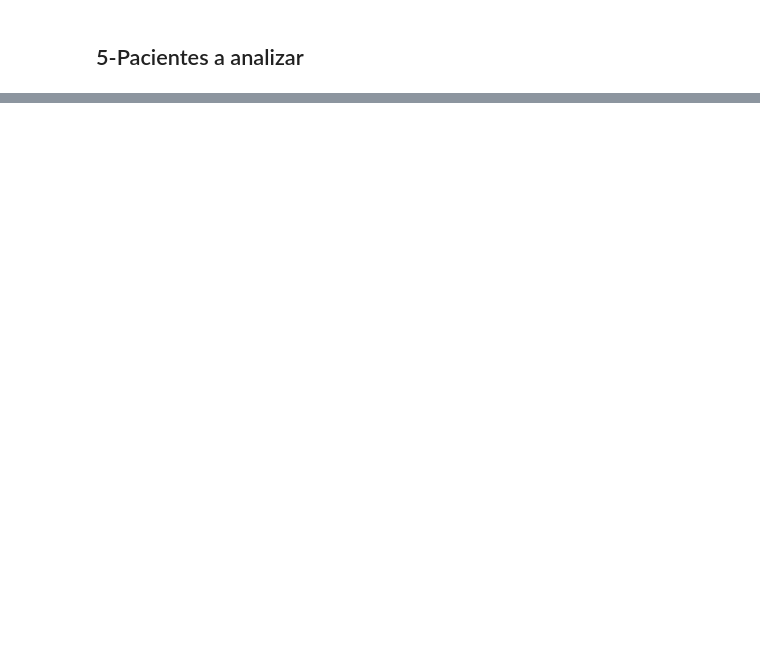
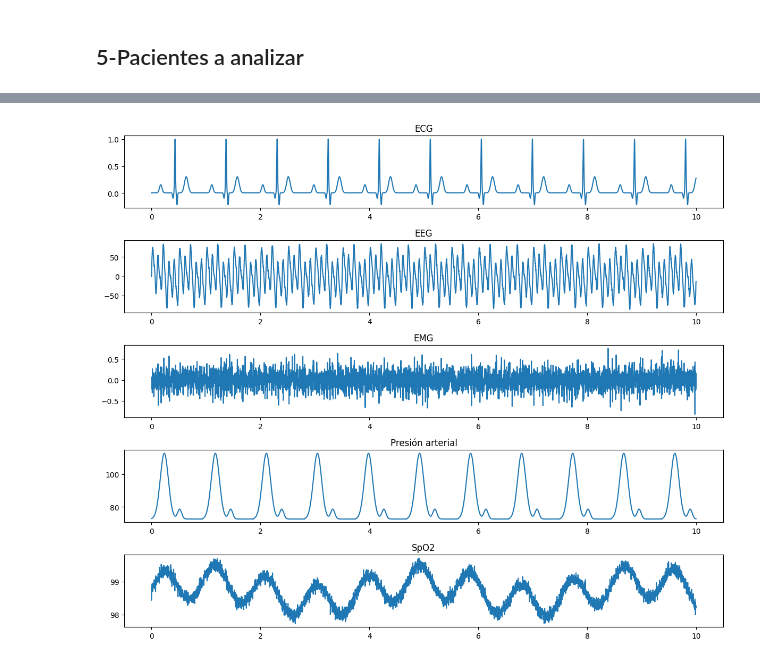
Before and after one commit to Zurimi00/PROYECTO_FINAL_SENALES_BIOMEDICAS, a Jupyter notebook: entrega_final_equipo_AmbrizCordero_FierrosGarcia.ipynb, the cells around one changed output, grey strips where cells are left out. Drawn from its saved outputs; the diff is of its cells as text; code cells hidden in the pictures; blank space fills up the shorter version.

```diff
--- a/entrega_final_equipo_AmbrizCordero_FierrosGarcia.ipynb
+++ b/entrega_final_equipo_AmbrizCordero_FierrosGarcia.ipynb
@@ -296,2 +313,22 @@ KeyError: 'fc_lmp'
 # %% [markdown]
 ## 5-Pacientes a analizar
+# %%
+# Seleccionar pacientes por grupo
+def obtener_paciente(df, grupo):
+    subset = df[df['grupo_clinico'] == grupo]
+    if subset.empty:
+        print(f"No hay datos para el grupo: {grupo}")
+        return None
+    return subset.iloc[0]
+# %%
+#Obtenemos los datos de los pacientes dependiendo de su grupo
+pac_control = obtener_paciente(df, 'control_estable')
+pac_taquicardia = obtener_paciente(df, 'taquicardia_estres')
+pac_hipertension = obtener_paciente(df, 'hipertension')
+pac_hipoxemia = obtener_paciente(df, 'hipoxemia_fatiga')
+# %%
+# Generar señales de los pacientes seleccionados dependiendo de su grupo clinico
+sen_control = generar_senales_paciente(pac_control)
+sen_taq = generar_senales_paciente(pac_taquicardia)
+sen_hipert = generar_senales_paciente(pac_hipertension)
+sen_hipox = generar_senales_paciente(pac_hipoxemia)
@@ -297,0 +391,65 @@ KeyError: 'fc_lmp'
+# %%
+#Generación de graficas
+plt.figure(figsize=(12,10))
+
+#Grafica de señales ECG, EEG, EMG, Presion arterial y SpO2 para el paciente control
+plt.subplot(5,1,1)
+plt.plot(sen_control['tiempo_s'], sen_control['ecg_mV'])
+plt.title("ECG")
+
+plt.subplot(5,1,2)
+plt.plot(sen_control['tiempo_s'], sen_control['eeg_uV'])
+plt.title("EEG")
+
+plt.subplot(5,1,3)
+plt.plot(sen_control['tiempo_s'], sen_control['emg_mV'])
+plt.title("EMG")
+
+plt.subplot(5,1,4)
+plt.plot(sen_control['tiempo_s'], sen_control['pa_mmHg'])
+plt.title("Presión arterial")
+
+plt.subplot(5,1,5)
+plt.plot(sen_control['tiempo_s'], sen_control['spo2_pct'])
+plt.title("SpO2")
+
+plt.tight_layout()
+plt.show()
+
+#Se crea la gráfica comparativa de ECG entre los grupos clínicos
+
+plt.figure()
+
+plt.plot(sen_control['tiempo_s'], sen_control['ecg_mV'], label="Normal")
+plt.plot(sen_taq['tiempo_s'], sen_taq['ecg_mV'], label="Taquicardia")
+plt.plot(sen_hipert['tiempo_s'], sen_hipert['ecg_mV'], label="Hipertensión")
+
+plt.legend()
+plt.title("Comparación ECG")
+plt.show()
+
+#Se crea la gráfica de boxplot para comparar SpO2 entre los grupos clínicos
+df.boxplot(column='spo2_media', by='grupo_clinico')
+plt.title("SpO2 por grupo")
+plt.suptitle("")
+plt.show()
+
+#Se crea la gráfica de barras para comparar la presión sistólica promedio entre los grupos clínicos
+df.groupby('grupo_clinico')['pa_sistolica'].mean().plot(kind='bar')
+plt.title("Presión sistólica promedio")
+plt.ylabel("mmHg")
+plt.show()
+
+
+#Se crea la gráfica de dispersión para comparar la relación entre frecuencia cardiaca y SpO2, diferenciando por grupo clínico
+for grupo in df['grupo_clinico'].unique():
+    subset = df[df['grupo_clinico'] == grupo]
+    plt.scatter(subset['fc_lpm'], subset['spo2_media'], label=grupo)
+
+plt.xlabel("Frecuencia cardiaca")
+plt.ylabel("SpO2")
+plt.legend()
+plt.title("FC vs SpO2")
+plt.show()
+# %% [output]
+[figure, added]
```
Also changed, not shown: parts of 13 cells of this notebook, 1 other file.
